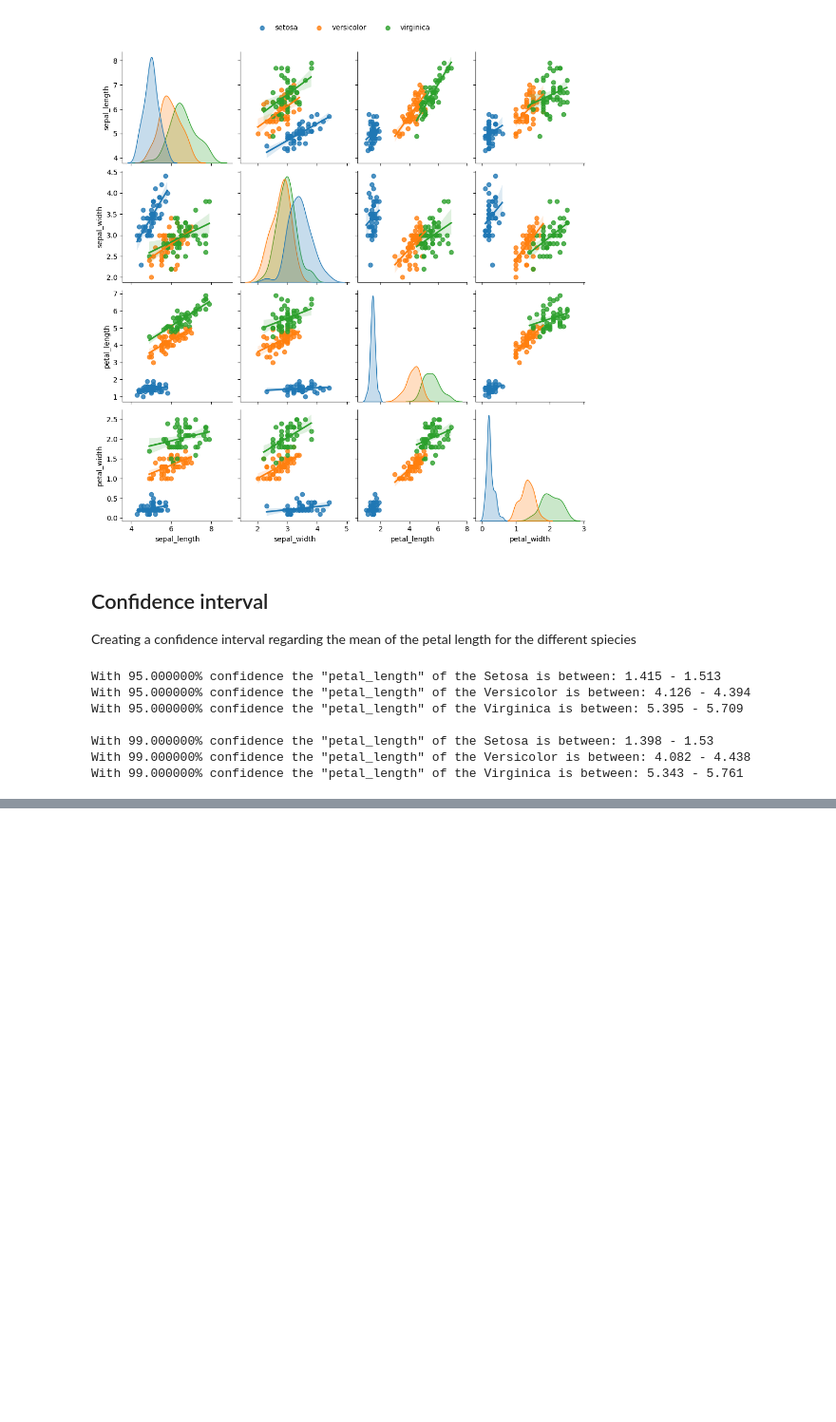
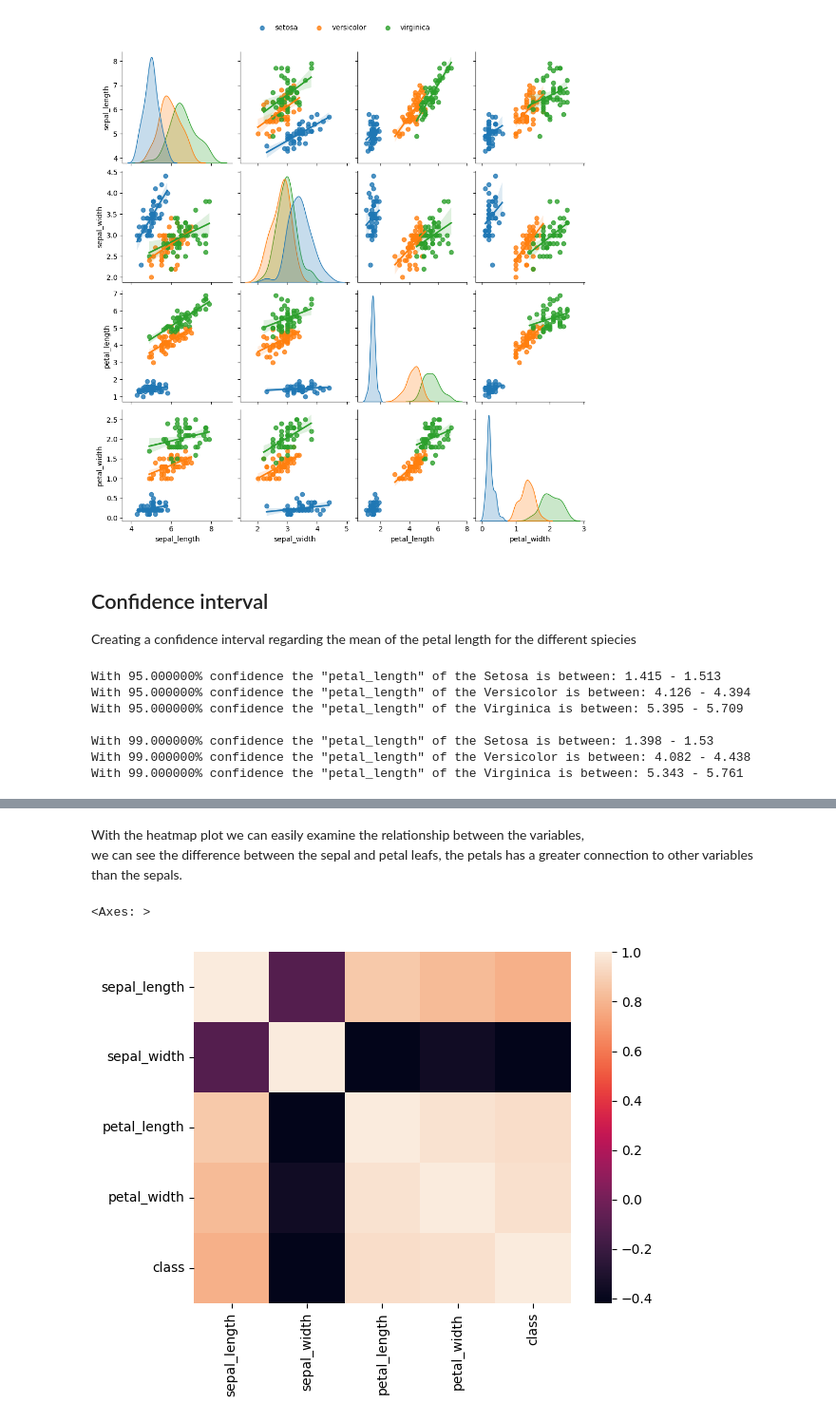
Before and after one commit to Crudeerz/Statistik-Rasmus-Berghall, a Jupyter notebook: Assignment/Code/analysis.ipynb, the cells around one changed output, grey strips where cells are left out. Shown at 95% size. Saved outputs shown, nothing was run; the diff lists cells and outputs as text; code cells hidden in the pictures; blank space fills up the shorter version.

Commit message:
Add correlation analysis

```diff
--- a/Assignment/Code/analysis.ipynb
+++ b/Assignment/Code/analysis.ipynb
@@ -277,0 +292,20 @@ With 99.000000% confidence the "petal_length" of the Virginica is between: 5.343
+# %%
+# creating a copy of the dataset to do the correlation analysis
+iris_copy = iris.copy()
+
+# map the categorical column "class" to numeric
+iris_copy["class"] = iris_copy["class"].map({"setosa": 0, "versicolor": 1, "virginica": 2})
+
+# Creating correlation analysis with pandas built in function
+iris_corr = iris_copy.corr()
+# %% [markdown]
+With the heatmap plot we can easily examine the relationship between the variables,
+we can see the difference between the sepal and petal leafs, the petals has a greater connection to other variables
+than the sepals.
+# %%
+# Plotting heatmap of the correlations
+
+sns.heatmap(iris_corr)
+# %% [output]
+<Axes: >
+[figure, added]
```
Also changed, not shown: parts of 2 cells of this notebook.
